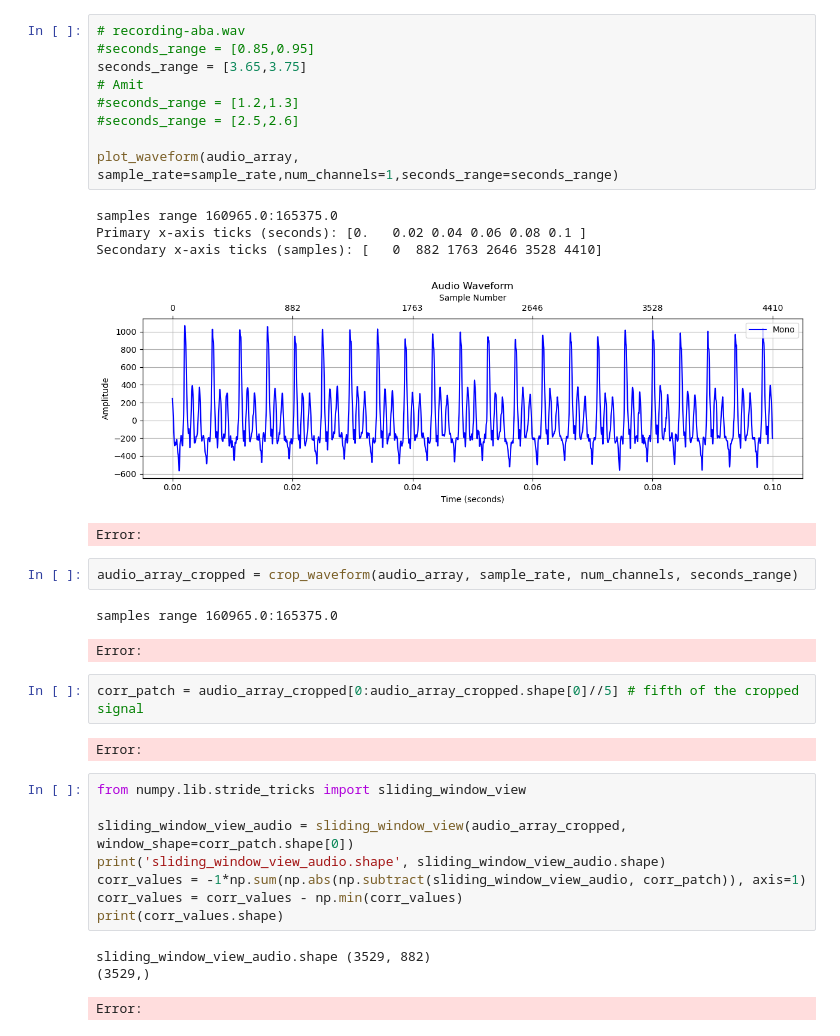
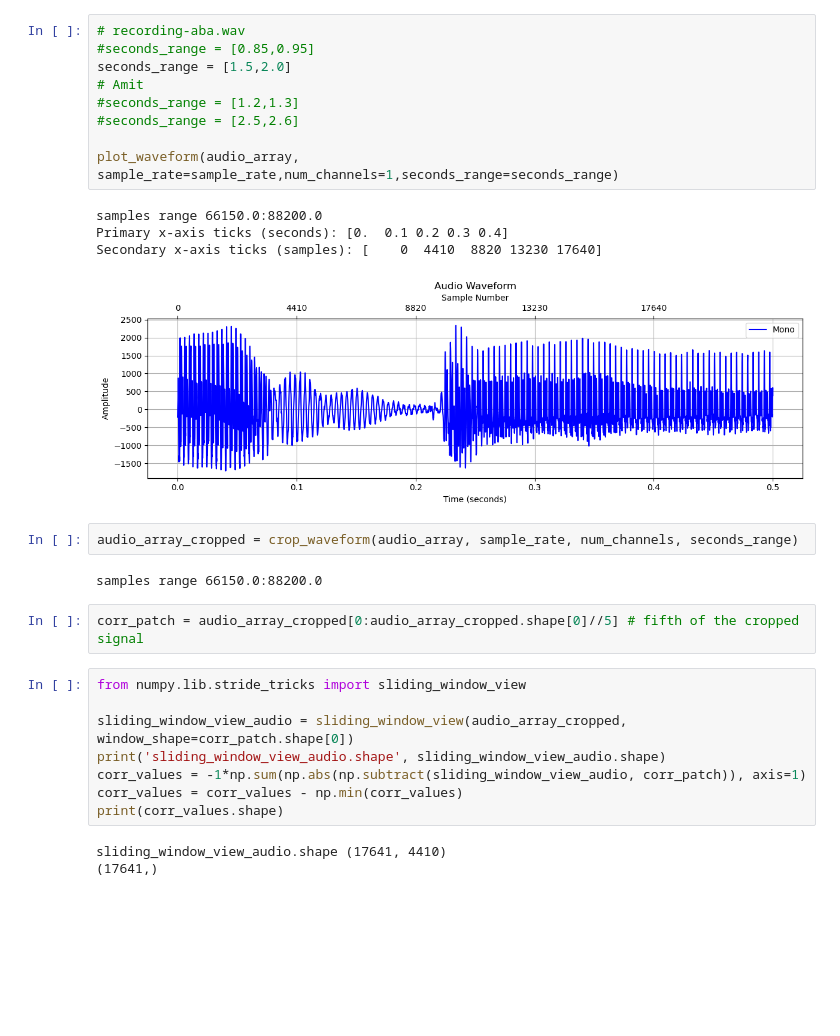
Before and after one commit to amit-tzadok/playground, a Jupyter notebook: audio/speech_features/fundemental_frequency.ipynb, the cells around one changed output. Cells and saved outputs as stored; diff of their text form; blank space fills up the shorter version.

```diff
--- a/audio/speech_features/fundemental_frequency.ipynb
+++ b/audio/speech_features/fundemental_frequency.ipynb
@@ -128,27 +126,23 @@ Error:
 # %%
 # recording-aba.wav
 #seconds_range = [0.85,0.95]
-seconds_range = [3.65,3.75]
+seconds_range = [1.5,2.0]
 # Amit
 #seconds_range = [1.2,1.3]
 #seconds_range = [2.5,2.6]
 
 plot_waveform(audio_array, sample_rate=sample_rate,num_channels=1,seconds_range=seconds_range)
 # %% [output]
-samples range 160965.0:165375.0
-Primary x-axis ticks (seconds): [0.   0.02 0.04 0.06 0.08 0.1 ]
-Secondary x-axis ticks (samples): [   0  882 1763 2646 3528 4410]
+samples range 66150.0:88200.0
+Primary x-axis ticks (seconds): [0.  0.1 0.2 0.3 0.4]
+Secondary x-axis ticks (samples): [    0  4410  8820 13230 17640]
-[figure, old version]
+[figure, new version]
-Error:
 # %%
 audio_array_cropped = crop_waveform(audio_array, sample_rate, num_channels, seconds_range)
 # %% [output]
-samples range 160965.0:165375.0
+samples range 66150.0:88200.0
-Error:
 # %%
 corr_patch = audio_array_cropped[0:audio_array_cropped.shape[0]//5] # fifth of the cropped signal
-# %% [output]
-Error:
 # %%
 from numpy.lib.stride_tricks import sliding_window_view
 
@@ -158,9 +152,8 @@ corr_values = -1*np.sum(np.abs(np.subtract(sliding_window_view_audio, corr_patch
 corr_values = corr_values - np.min(corr_values)
 print(corr_values.shape)
 # %% [output]
-sliding_window_view_audio.shape (3529, 882)
-(3529,)
+sliding_window_view_audio.shape (17641, 4410)
+(17641,)
-Error:
 # %%
 plt.figure(figsize=(10, 4))
 plt.plot(corr_values)
```
Also changed, not shown: parts of 5 cells of this notebook, 1 other file.
